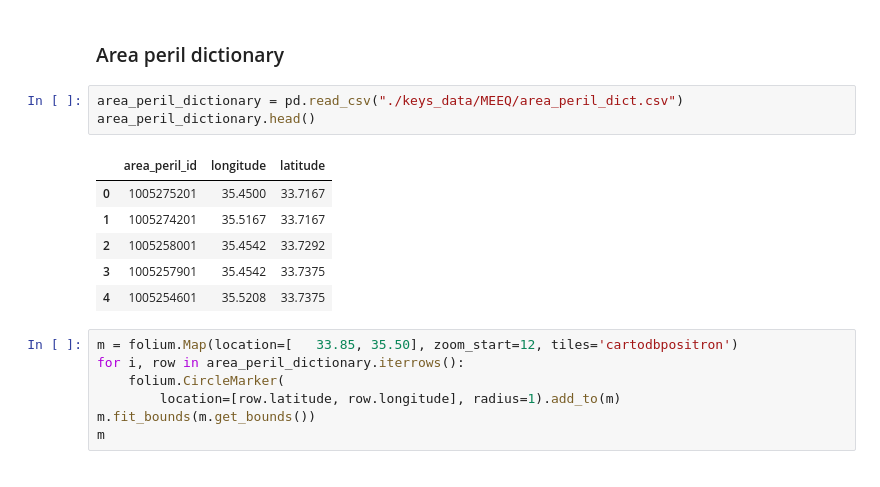
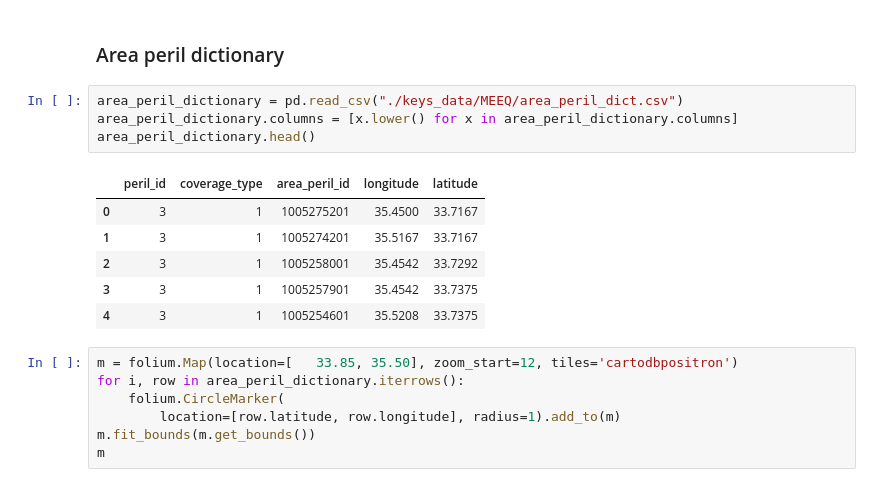
Before and after one commit to OasisLMF/ZurichWorkshop2018, a Jupyter notebook: excercise2.ipynb, the cells around one changed output. Drawn from its saved outputs; the diff is of its cells as text.

```diff
--- a/excercise2.ipynb
+++ b/excercise2.ipynb
@@ -76,14 +76,15 @@ Loading BokehJS ...
 ### Area peril dictionary
 # %%
 area_peril_dictionary = pd.read_csv("./keys_data/MEEQ/area_peril_dict.csv")
+area_peril_dictionary.columns = [x.lower() for x in area_peril_dictionary.columns]
 area_peril_dictionary.head()
 # %% [output]
-|  | area_peril_id | longitude | latitude |
-| 0 | 1005275201 | 35.4500 | 33.7167 |
-| 1 | 1005274201 | 35.5167 | 33.7167 |
-| 2 | 1005258001 | 35.4542 | 33.7292 |
-| 3 | 1005257901 | 35.4542 | 33.7375 |
-| 4 | 1005254601 | 35.5208 | 33.7375 |
+|  | peril_id | coverage_type | area_peril_id | longitude | latitude |
+| 0 | 3 | 1 | 1005275201 | 35.4500 | 33.7167 |
+| 1 | 3 | 1 | 1005274201 | 35.5167 | 33.7167 |
+| 2 | 3 | 1 | 1005258001 | 35.4542 | 33.7292 |
+| 3 | 3 | 1 | 1005257901 | 35.4542 | 33.7375 |
+| 4 | 3 | 1 | 1005254601 | 35.5208 | 33.7375 |
 # %%
 m = folium.Map(location=[	33.85, 35.50], zoom_start=12, tiles='cartodbpositron')
 for i, row in area_peril_dictionary.iterrows():
```
Also changed, not shown: parts of 22 cells of this notebook.
